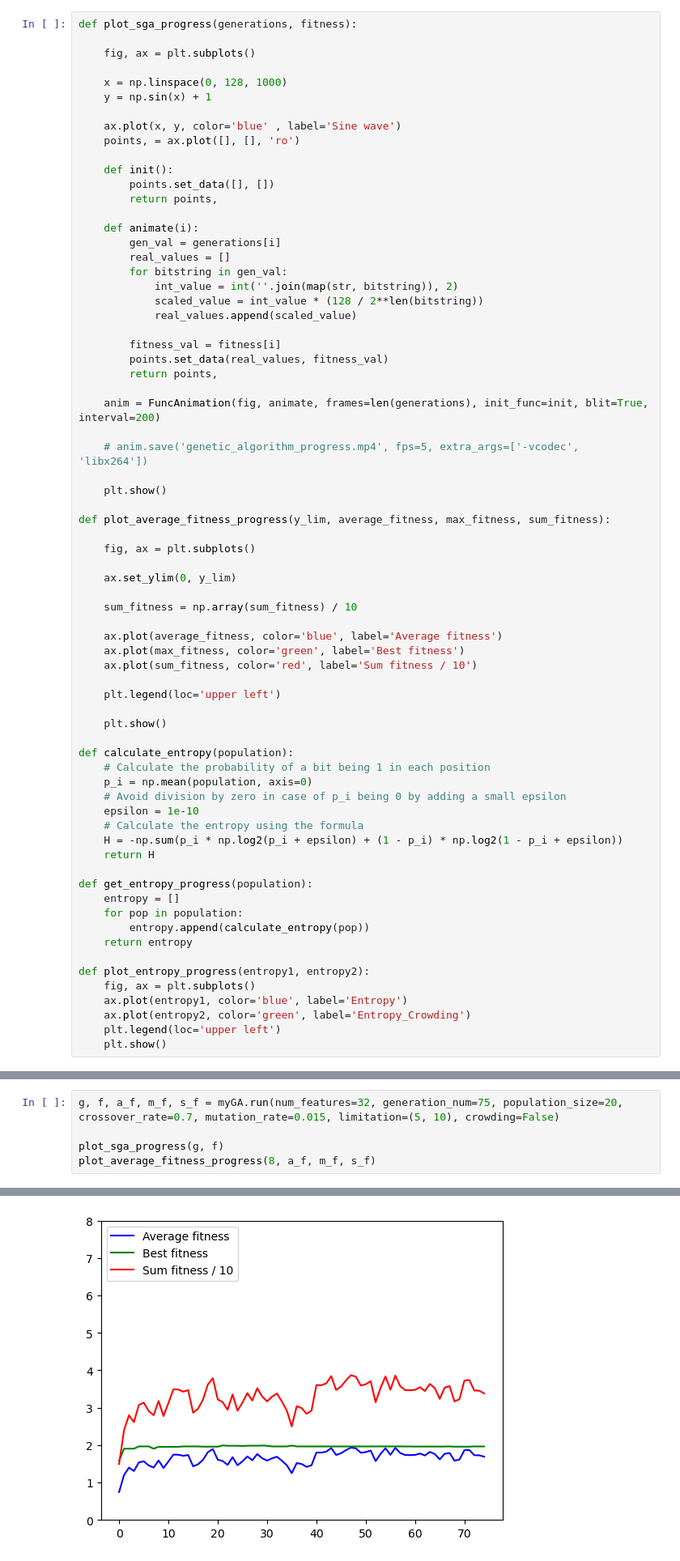
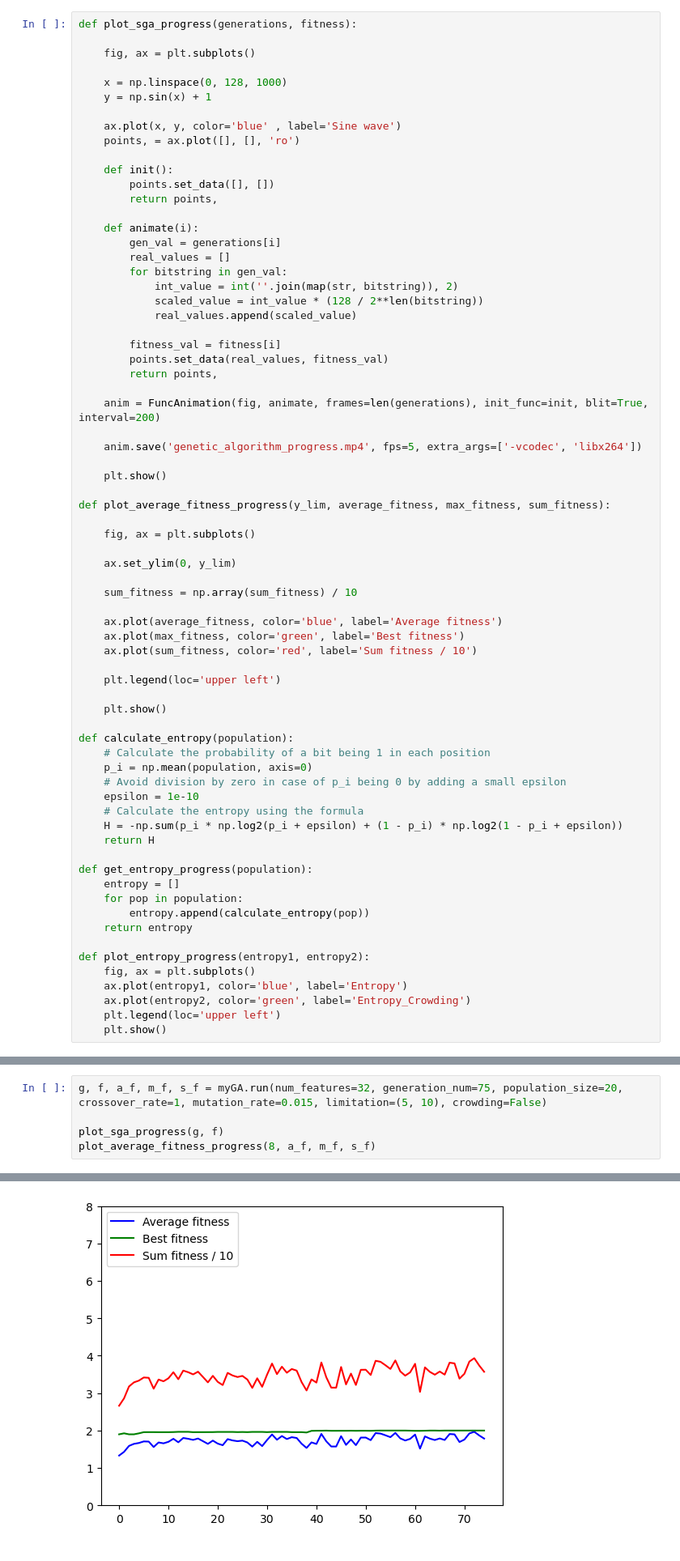
Before and after one commit to TristanWolfram/BioAi_Projects, a Jupyter notebook: Project_1/GA-demo.ipynb, the cells around one changed output, grey strips where cells are left out. Shown: that part at 81% size. Saved outputs shown, nothing was run; the diff lists cells and outputs as text.

```diff
--- a/Project_1/GA-demo.ipynb
+++ b/Project_1/GA-demo.ipynb
@@ -32,7 +32,7 @@ def plot_sga_progress(generations, fitness):
 
     anim = FuncAnimation(fig, animate, frames=len(generations), init_func=init, blit=True, interval=200)
 
-    # anim.save('genetic_algorithm_progress.mp4', fps=5, extra_args=['-vcodec', 'libx264'])
+    anim.save('genetic_algorithm_progress.mp4', fps=5, extra_args=['-vcodec', 'libx264'])
 
     plt.show()
 
@@ -114,7 +114,7 @@ GA finished with best value of: 1.9766074078698512
 # %% [markdown]
 #### applying interval
 # %%
-g, f, a_f, m_f, s_f = myGA.run(num_features=32, generation_num=75, population_size=20, crossover_rate=0.7, mutation_rate=0.015, limitation=(5, 10), crowding=False)
+g, f, a_f, m_f, s_f = myGA.run(num_features=32, generation_num=75, population_size=20, crossover_rate=1, mutation_rate=0.015, limitation=(5, 10), crowding=False)
 
 plot_sga_progress(g, f)
 plot_average_fitness_progress(8, a_f, m_f, s_f)
@@ -140,4 +140,4 @@ GA finished with best value of: 1.9642371687706253
-[figure, old version]
+[figure, new version]
 # %% [markdown]
 #### with crowding
 # %%
```
Also changed, not shown: parts of 8 cells of this notebook, 15 other files.
